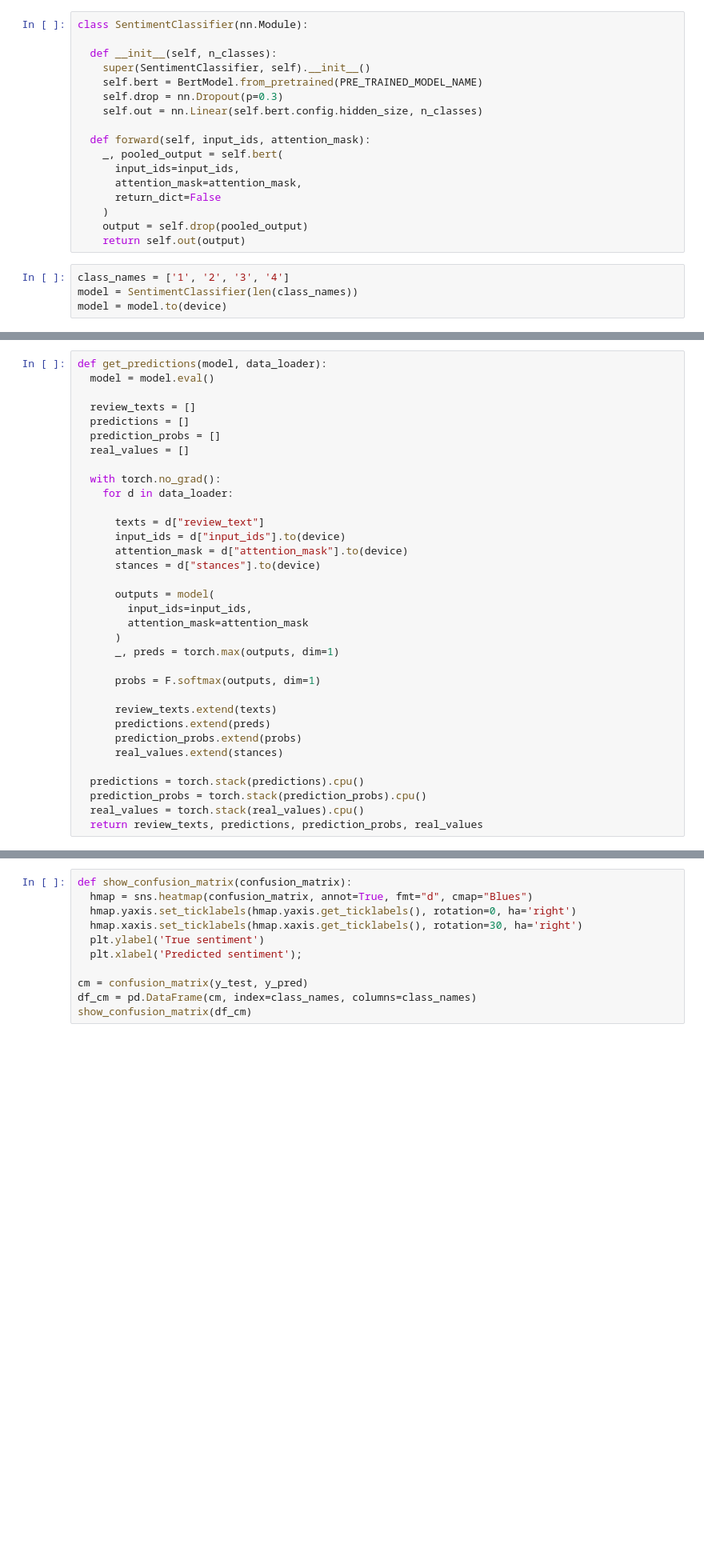
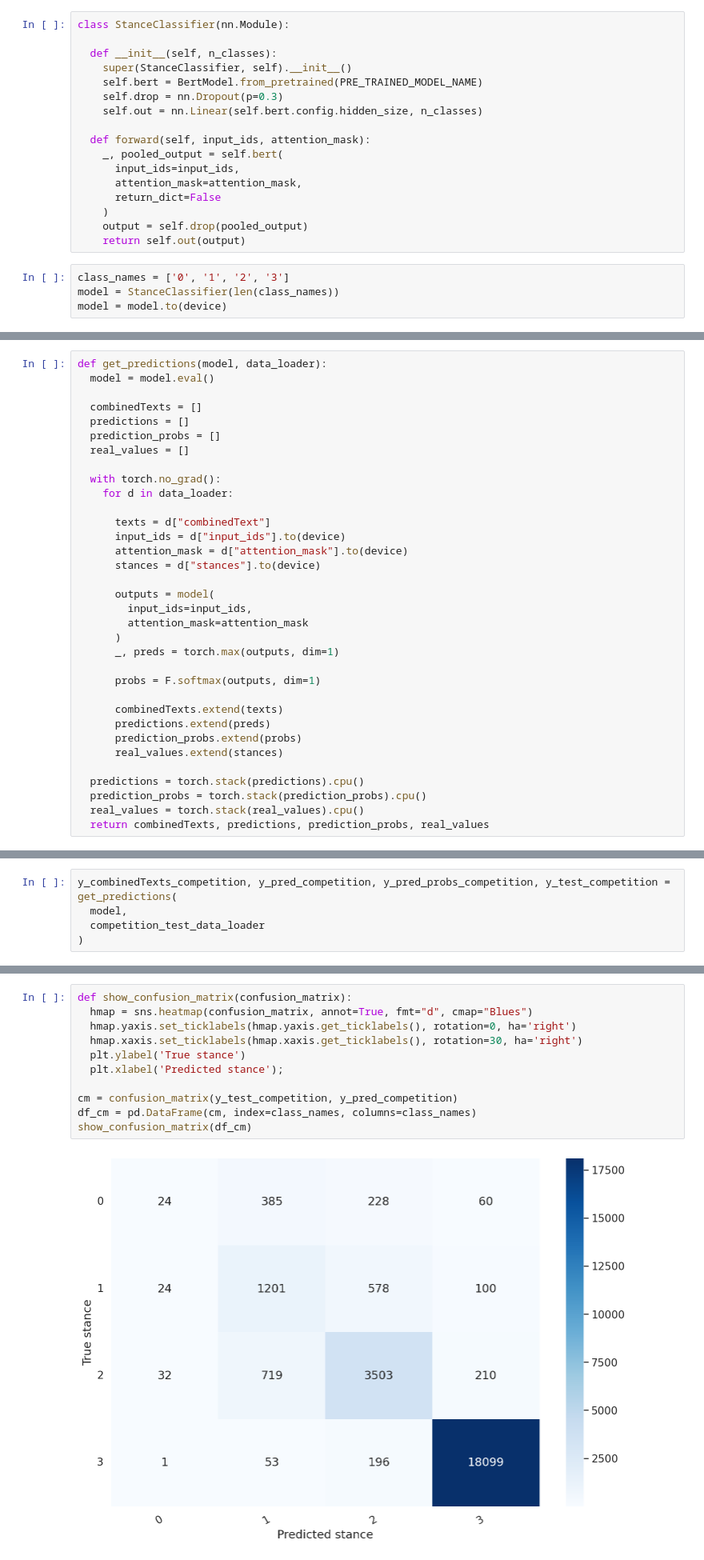
Before and after one commit to awjian/msci-nlp-w22-fnc, a Jupyter notebook: notebooks/BERT.ipynb, the cells around one changed output, grey strips where cells are left out. Shown: that part at 80% size. Cells and saved outputs as stored; diff of their text form; blank space fills up the shorter version.

```diff
--- a/notebooks/BERT.ipynb
+++ b/notebooks/BERT.ipynb
@@ -248,8 +159,8 @@ torch.Size([1, 768])
 # %%
-class SentimentClassifier(nn.Module):
+class StanceClassifier(nn.Module):
 
   def __init__(self, n_classes):
-    super(SentimentClassifier, self).__init__()
+    super(StanceClassifier, self).__init__()
     self.bert = BertModel.from_pretrained(PRE_TRAINED_MODEL_NAME)
     self.drop = nn.Dropout(p=0.3)
     self.out = nn.Linear(self.bert.config.hidden_size, n_classes)
@@ -263,7 +174,7 @@ class SentimentClassifier(nn.Module):
     output = self.drop(pooled_output)
     return self.out(output)
 # %%
-class_names = ['1', '2', '3', '4']
-model = SentimentClassifier(len(class_names))
+class_names = ['0', '1', '2', '3']
+model = StanceClassifier(len(class_names))
 model = model.to(device)
 # %% [output]
@@ -455,7 +332,7 @@ test_acc.item()
 def get_predictions(model, data_loader):
   model = model.eval()
 
-  review_texts = []
+  combinedTexts = []
   predictions = []
   prediction_probs = []
   real_values = []
@@ -463,7 +340,7 @@ def get_predictions(model, data_loader):
   with torch.no_grad():
     for d in data_loader:
 
-      texts = d["review_text"]
+      texts = d["combinedText"]
       input_ids = d["input_ids"].to(device)
       attention_mask = d["attention_mask"].to(device)
       stances = d["stances"].to(device)
@@ -476,7 +353,7 @@ def get_predictions(model, data_loader):
 
       probs = F.softmax(outputs, dim=1)
 
-      review_texts.extend(texts)
+      combinedTexts.extend(texts)
       predictions.extend(preds)
       prediction_probs.extend(probs)
       real_values.extend(stances)
@@ -484,5 +361,5 @@ def get_predictions(model, data_loader):
   predictions = torch.stack(predictions).cpu()
   prediction_probs = torch.stack(prediction_probs).cpu()
   real_values = torch.stack(real_values).cpu()
-  return review_texts, predictions, prediction_probs, real_values
+  return combinedTexts, predictions, prediction_probs, real_values
 # %%
@@ -490,4 +367,9 @@ y_review_texts, y_pred, y_pred_probs, y_test = get_predictions(
   model,
   test_data_loader
 )
+# %%
+y_combinedTexts_competition, y_pred_competition, y_pred_probs_competition, y_test_competition = get_predictions(
+  model,
+  competition_test_data_loader
+)
 # %%
@@ -495,11 +379,13 @@ print(classification_report(y_test, y_pred, stance_names=class_names))
 # %%
 def show_confusion_matrix(confusion_matrix):
   hmap = sns.heatmap(confusion_matrix, annot=True, fmt="d", cmap="Blues")
   hmap.yaxis.set_ticklabels(hmap.yaxis.get_ticklabels(), rotation=0, ha='right')
   hmap.xaxis.set_ticklabels(hmap.xaxis.get_ticklabels(), rotation=30, ha='right')
-  plt.ylabel('True sentiment')
-  plt.xlabel('Predicted sentiment');
+  plt.ylabel('True stance')
+  plt.xlabel('Predicted stance');
 
-cm = confusion_matrix(y_test, y_pred)
+cm = confusion_matrix(y_test_competition, y_pred_competition)
 df_cm = pd.DataFrame(cm, index=class_names, columns=class_names)
 show_confusion_matrix(df_cm)
+# %% [output]
+[figure, added]
```
Also changed, not shown: parts of 41 cells of this notebook, 1 other file.
